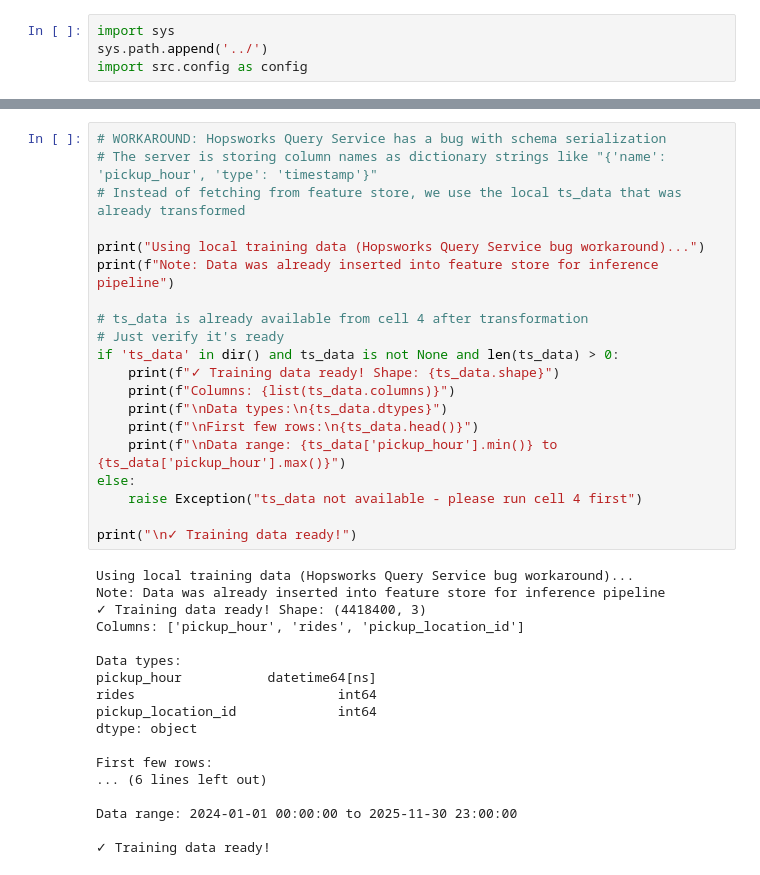
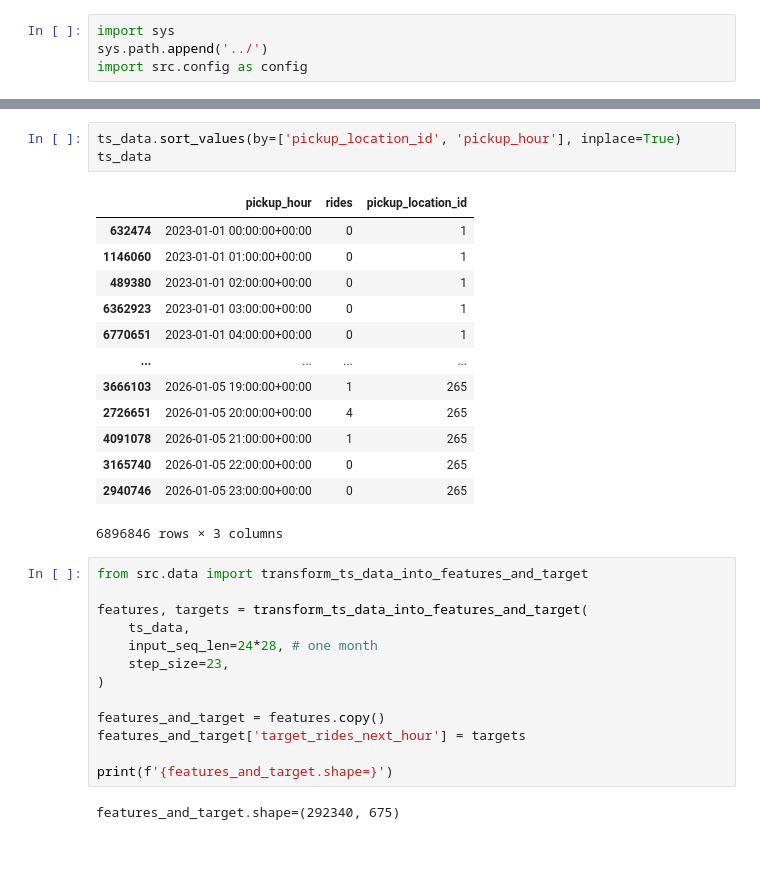
Before and after one commit to ManishShrivastav/taxi_demand_predictor, a Jupyter notebook: notebooks/13_model_training_pipeline.ipynb, the cells around one changed output, grey strips where cells are left out. Cells and saved outputs as stored; diff of their text form.

Commit message:
modify the pipeline

```diff
--- a/notebooks/13_model_training_pipeline.ipynb
+++ b/notebooks/13_model_training_pipeline.ipynb
@@ -227,38 +61,32 @@ https://c.app.hopsworks.ai:443/p/1329302/fs/1317957/fv/time_series_hourly_featur
 # %%
-# WORKAROUND: Hopsworks Query Service has a bug with schema serialization
-# The server is storing column names as dictionary strings like "{'name': 'pickup_hour', 'type': 'timestamp'}"
-# Instead of fetching from feature store, we use the local ts_data that was already transformed
-
-print("Using local training data (Hopsworks Query Service bug workaround)...")
-print(f"Note: Data was already inserted into feature store for inference pipeline")
-
-# ts_data is already available from cell 4 after transformation
-# Just verify it's ready
-if 'ts_data' in dir() and ts_data is not None and len(ts_data) > 0:
-    print(f"✓ Training data ready! Shape: {ts_data.shape}")
-    print(f"Columns: {list(ts_data.columns)}")
-    print(f"\nData types:\n{ts_data.dtypes}")
-    print(f"\nFirst few rows:\n{ts_data.head()}")
-    print(f"\nData range: {ts_data['pickup_hour'].min()} to {ts_data['pickup_hour'].max()}")
-else:
-    raise Exception("ts_data not available - please run cell 4 first")
-
-print("\n✓ Training data ready!")
+ts_data.sort_values(by=['pickup_location_id', 'pickup_hour'], inplace=True)
+ts_data
 # %% [output]
+|  | pickup_hour | rides | pickup_location_id |
+| 632474 | 2023-01-01 00:00:00+00:00 | 0 | 1 |
+| 1146060 | 2023-01-01 01:00:00+00:00 | 0 | 1 |
+| 489380 | 2023-01-01 02:00:00+00:00 | 0 | 1 |
+| 6362923 | 2023-01-01 03:00:00+00:00 | 0 | 1 |
+| 6770651 | 2023-01-01 04:00:00+00:00 | 0 | 1 |
+| ... | ... | ... | ... |
+| 3666103 | 2026-01-05 19:00:00+00:00 | 1 | 265 |
+| 2726651 | 2026-01-05 20:00:00+00:00 | 4 | 265 |
+| 4091078 | 2026-01-05 21:00:00+00:00 | 1 | 265 |
+| 3165740 | 2026-01-05 22:00:00+00:00 | 0 | 265 |
+| 2940746 | 2026-01-05 23:00:00+00:00 | 0 | 265 |
-Using local training data (Hopsworks Query Service bug workaround)...
-Note: Data was already inserted into feature store for inference pipeline
-✓ Training data ready! Shape: (4418400, 3)
-Columns: ['pickup_hour', 'rides', 'pickup_location_id']
-
-Data types:
-pickup_hour           datetime64[ns]
-rides                          int64
-pickup_location_id             int64
-dtype: object
-
-First few rows:
-... (6 lines left out)
-
-Data range: 2024-01-01 00:00:00 to 2025-11-30 23:00:00
-
-✓ Training data ready!
+6896846 rows × 3 columns
+# %%
+from src.data import transform_ts_data_into_features_and_target
+
+features, targets = transform_ts_data_into_features_and_target(
+    ts_data,
+    input_seq_len=24*28, # one month
+    step_size=23,
+)
+
+features_and_target = features.copy()
+features_and_target['target_rides_next_hour'] = targets
+
+print(f'{features_and_target.shape=}')
+# %% [output]
+features_and_target.shape=(292340, 675)
```
Also changed, not shown: parts of 12 cells of this notebook.
